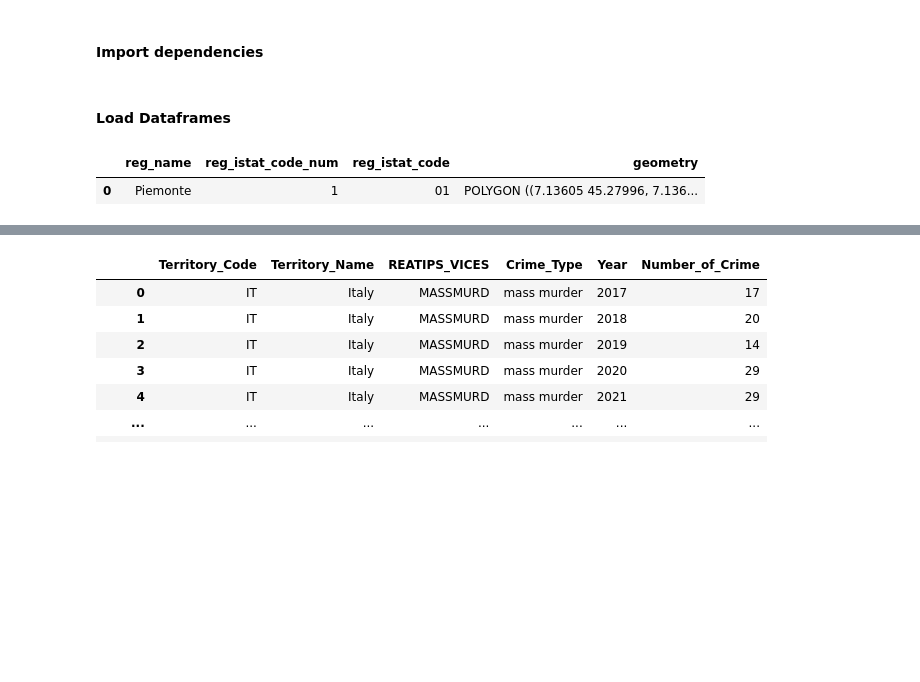
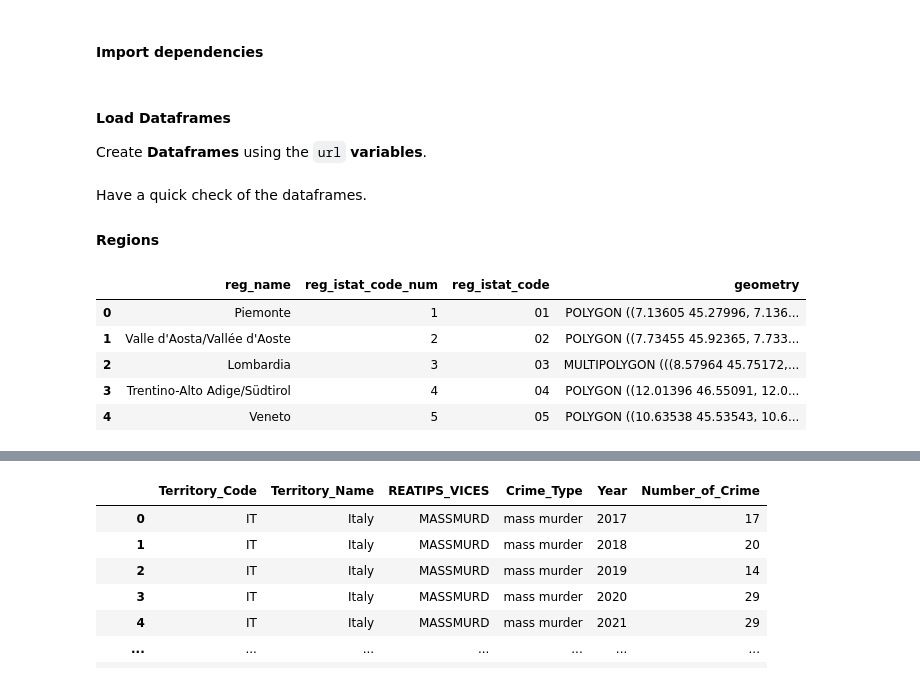
Before and after one commit to OmdenaAI/milan-italy-impact-covid-crimes, a Jupyter notebook: src/tasks/task-2-data-cleaning/geodata/map.ipynb, the cells around one changed output, grey strips where cells are left out. Drawn from its saved outputs; the diff is of its cells as text; code cells hidden in the pictures; blank space fills up the shorter version.

```diff
--- a/src/tasks/task-2-data-cleaning/geodata/map.ipynb
+++ b/src/tasks/task-2-data-cleaning/geodata/map.ipynb
@@ -43,13 +44,22 @@ from datetime import datetime
 pd.set_option('display.max_columns', None)
 # %% [markdown]
 #### Load Dataframes
+Create **Dataframes** using the `url` **variables**.
 # %%
 reg_df = gpd.read_file(reg_url)
 prov_df = gpd.read_file(prov_url)
 crime_df = pd.read_csv(crime_url, index_col=0)
+# %% [markdown]
+Have a quick check of the dataframes.
+
+#### Regions
 # %%
-reg_df.head(1)
+reg_df.head()
 # %% [output]
 |  | reg_name | reg_istat_code_num | reg_istat_code | geometry |
 | 0 | Piemonte | 1 | 01 | POLYGON ((7.13605 45.27996, 7.136... |
+| 1 | Valle d'Aosta/Vallée d'Aoste | 2 | 02 | POLYGON ((7.73455 45.92365, 7.733... |
+| 2 | Lombardia | 3 | 03 | MULTIPOLYGON (((8.57964 45.75172,... |
+| 3 | Trentino-Alto Adige/Südtirol | 4 | 04 | POLYGON ((12.01396 46.55091, 12.0... |
+| 4 | Veneto | 5 | 05 | POLYGON ((10.63538 45.53543, 10.6... |
 # %%
```
Also changed, not shown: parts of 27 cells of this notebook, 12 other files.
